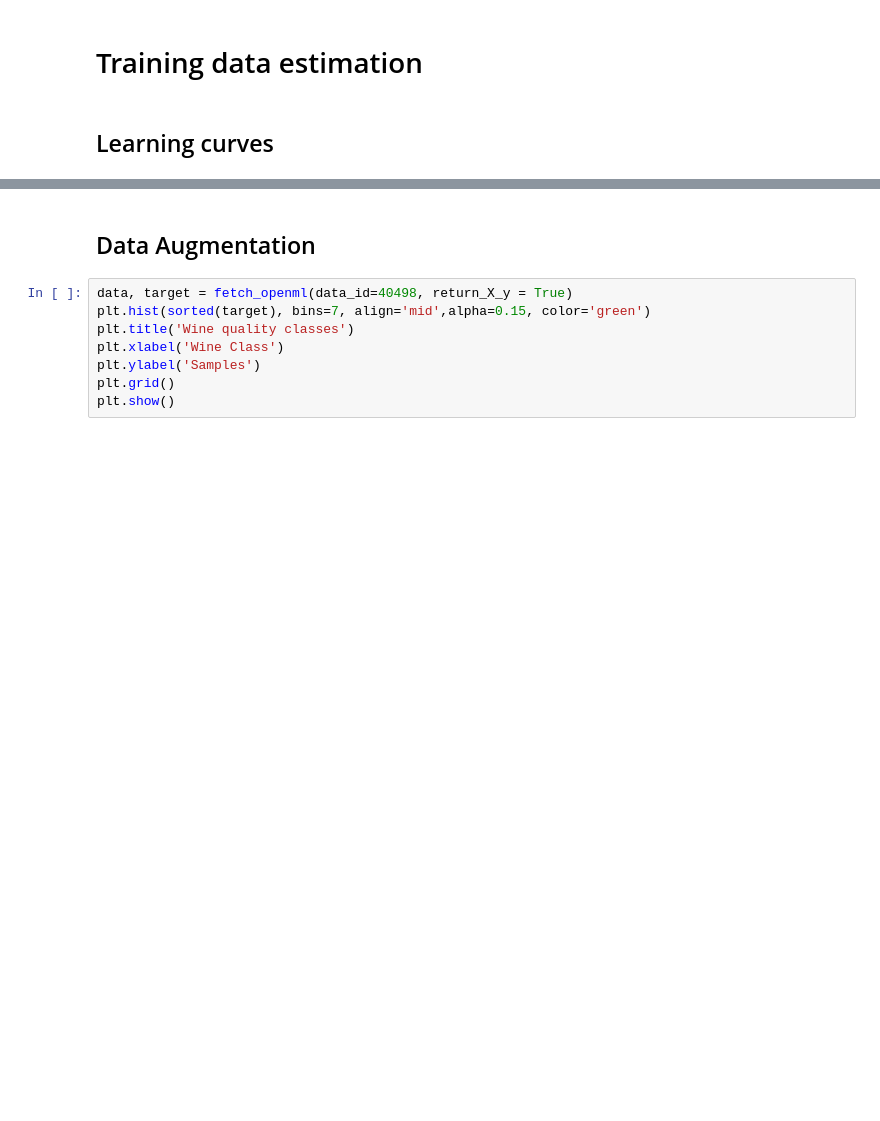
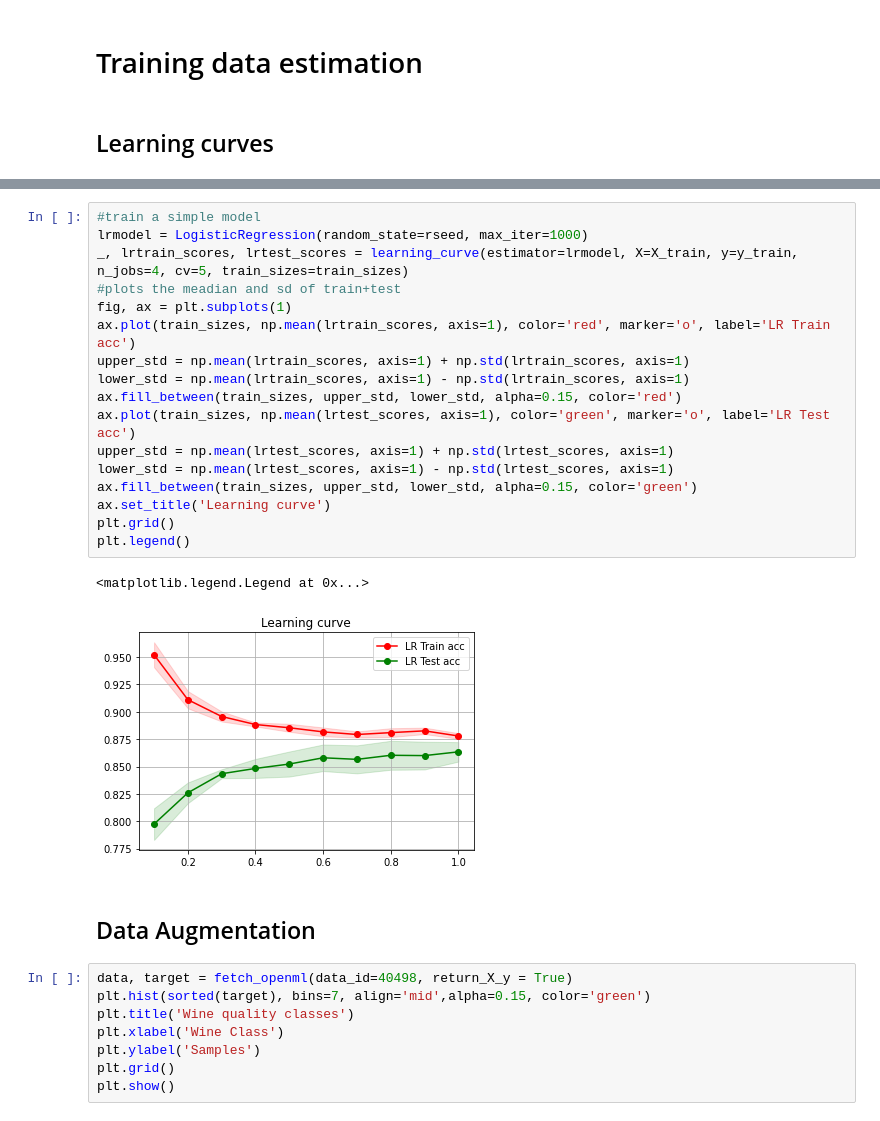
Before and after one commit to nickmancol/data-training, a Jupyter notebook: TrainingData.ipynb, the cells around one changed output, grey strips where cells are left out. Saved outputs shown, nothing was run; the diff lists cells and outputs as text; blank space fills up the shorter version.

```diff
--- a/TrainingData.ipynb
+++ b/TrainingData.ipynb
@@ -49,3 +40,23 @@ train_plot(model)
+# %%
+#train a simple model
+lrmodel = LogisticRegression(random_state=rseed, max_iter=1000)
+_, lrtrain_scores, lrtest_scores = learning_curve(estimator=lrmodel, X=X_train, y=y_train, n_jobs=4, cv=5, train_sizes=train_sizes)
+#plots the meadian and sd of train+test
+fig, ax = plt.subplots(1)
+ax.plot(train_sizes, np.mean(lrtrain_scores, axis=1), color='red', marker='o', label='LR Train acc')
+upper_std = np.mean(lrtrain_scores, axis=1) + np.std(lrtrain_scores, axis=1)
+lower_std = np.mean(lrtrain_scores, axis=1) - np.std(lrtrain_scores, axis=1)
+ax.fill_between(train_sizes, upper_std, lower_std, alpha=0.15, color='red')
+ax.plot(train_sizes, np.mean(lrtest_scores, axis=1), color='green', marker='o', label='LR Test acc')
+upper_std = np.mean(lrtest_scores, axis=1) + np.std(lrtest_scores, axis=1)
+lower_std = np.mean(lrtest_scores, axis=1) - np.std(lrtest_scores, axis=1)
+ax.fill_between(train_sizes, upper_std, lower_std, alpha=0.15, color='green')
+ax.set_title('Learning curve')
+plt.grid()
+plt.legend()
+# %% [output]
+<matplotlib.legend.Legend at 0x...>
+[figure, added]
 # %% [markdown]
 ## Data Augmentation
 # %%
```
Also changed, not shown: parts of 7 cells of this notebook.
